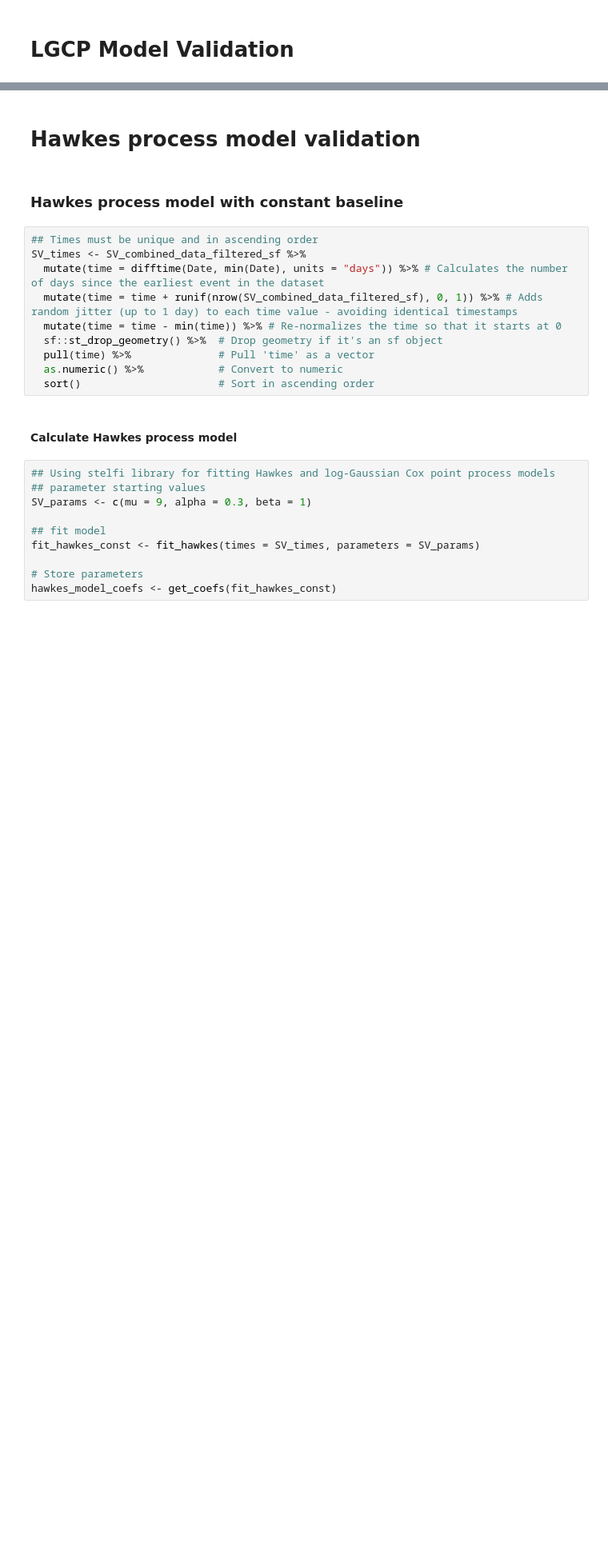
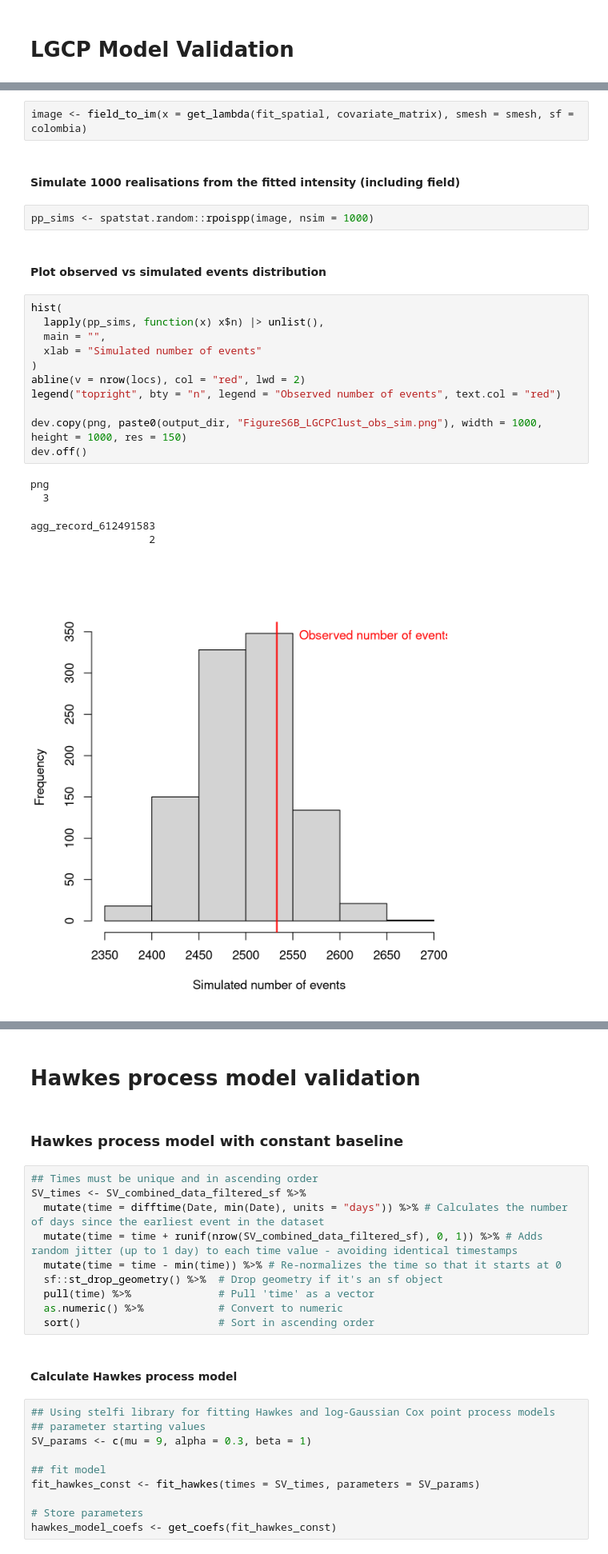
Before and after one commit to ElisavetPappa/col-conflict-sv, a Jupyter notebook: Pappa_et_al_2014-2024_ModelValidation.ipynb, the cells around one changed output, grey strips where cells are left out. Shown at 80% size. Cells and saved outputs as stored; diff of their text form; blank space fills up the shorter version.

```diff
--- a/Pappa_et_al_2014-2024_ModelValidation.ipynb
+++ b/Pappa_et_al_2014-2024_ModelValidation.ipynb
@@ -438,0 +424,25 @@ agg_record_1554649373
+# %%
+image <- field_to_im(x = get_lambda(fit_spatial, covariate_matrix), smesh = smesh, sf = colombia)
+# %% [markdown]
+#### Simulate 1000 realisations from the fitted intensity (including field)
+# %%
+pp_sims <- spatstat.random::rpoispp(image, nsim = 1000)
+# %% [markdown]
+#### Plot observed vs simulated events distribution
+# %%
+hist(
+  lapply(pp_sims, function(x) x$n) |> unlist(),
+  main = "",
+  xlab = "Simulated number of events"
+)
+abline(v = nrow(locs), col = "red", lwd = 2)
+legend("topright", bty = "n", legend = "Observed number of events", text.col = "red")
+
+dev.copy(png, paste0(output_dir, "FigureS6B_LGCPClust_obs_sim.png"), width = 1000, height = 1000, res = 150)
+dev.off()
+# %% [output]
+png
+  3
+agg_record_612491583
+                   2
+[figure, added]
```
Also changed, not shown: parts of 44 cells of this notebook, 1 other file.
